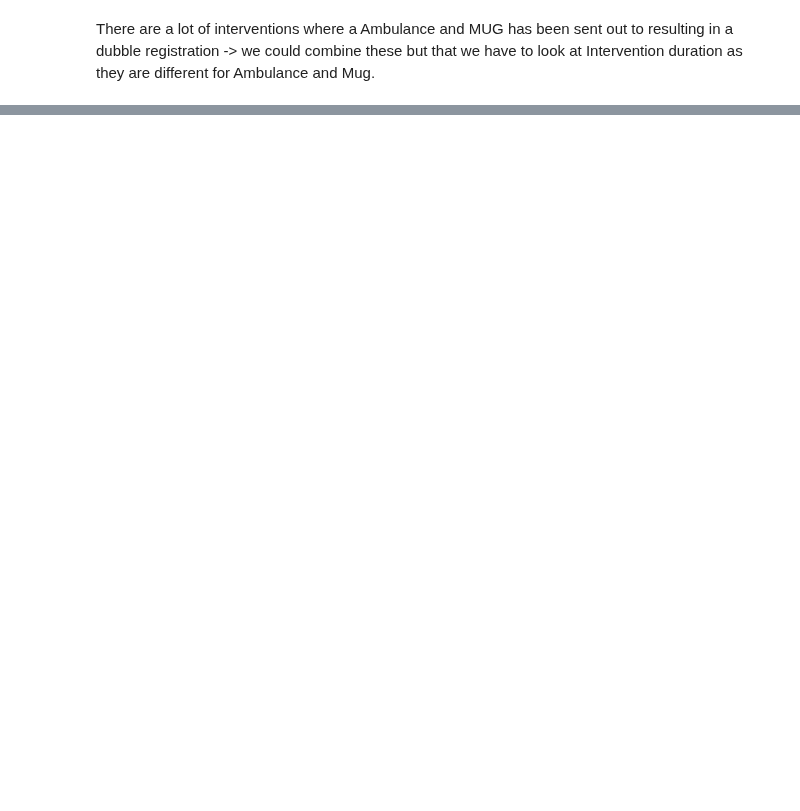
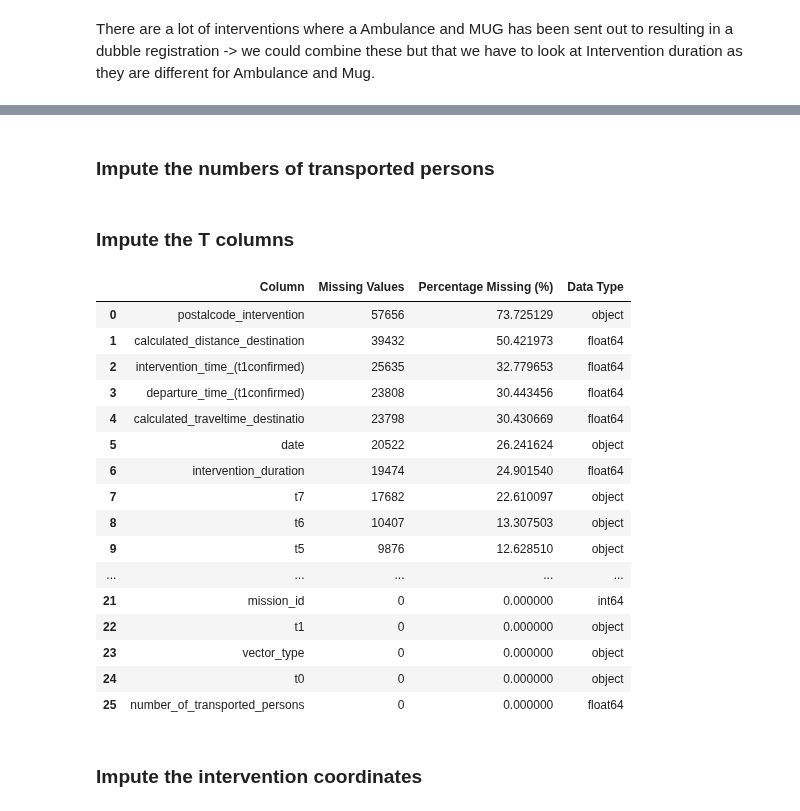
Before and after one commit to Khadar-kr/Datathon2024-KUL, a Jupyter notebook: Data processing.ipynb, the cells around one changed output, grey strips where cells are left out. Saved outputs shown, nothing was run; the diff lists cells and outputs as text; code cells hidden in the pictures; blank space fills up the shorter version.

```diff
--- a/Data processing.ipynb
+++ b/Data processing.ipynb
@@ -180,0 +469,10 @@ BXL2 data is very different form BXL1 -> further work needed
+# %% [markdown]
+### Impute the numbers of transported persons
+# %%
+# Create a SimpleImputer object with strategy set to 'mean'
+imputer = SimpleImputer(missing_values=np.nan, strategy='mean')
+number_of_transported = df_combined_interventions['number_of_transported_persons'].values.reshape(-1, 1)
+df_combined_interventions['number_of_transported_persons'] = imputer.fit_transform(number_of_transported)
+df_combined_interventions['number_of_transported_persons']=round(df_combined_interventions['number_of_transported_persons'],0)
+# %% [markdown]
+### Impute the T columns
@@ -180,0 +529,24 @@ BXL2 data is very different form BXL1 -> further work needed
+# %%
+df_combined_interventions = impute_timestamps(df_combined_interventions)
+# %%
+summarize_dataframe(df_combined_interventions)
+# %% [output]
+|  | Column | Missing Values | Percentage Missing (%) | Data Type |
+| 0 | postalcode_intervention | 57656 | 73.725129 | object |
+| 1 | calculated_distance_destination | 39432 | 50.421973 | float64 |
+| 2 | intervention_time_(t1confirmed) | 25635 | 32.779653 | float64 |
+| 3 | departure_time_(t1confirmed) | 23808 | 30.443456 | float64 |
+| 4 | calculated_traveltime_destinatio | 23798 | 30.430669 | float64 |
+| 5 | date | 20522 | 26.241624 | object |
+| 6 | intervention_duration | 19474 | 24.901540 | float64 |
+| 7 | t7 | 17682 | 22.610097 | object |
+| 8 | t6 | 10407 | 13.307503 | object |
+| 9 | t5 | 9876 | 12.628510 | object |
+| ... | ... | ... | ... | ... |
+| 21 | mission_id | 0 | 0.000000 | int64 |
+| 22 | t1 | 0 | 0.000000 | object |
+| 23 | vector_type | 0 | 0.000000 | object |
+| 24 | t0 | 0 | 0.000000 | object |
+| 25 | number_of_transported_persons | 0 | 0.000000 | float64 |
+# %% [markdown]
+### Impute the intervention coordinates
```
Also changed, not shown: parts of 19 cells of this notebook.
